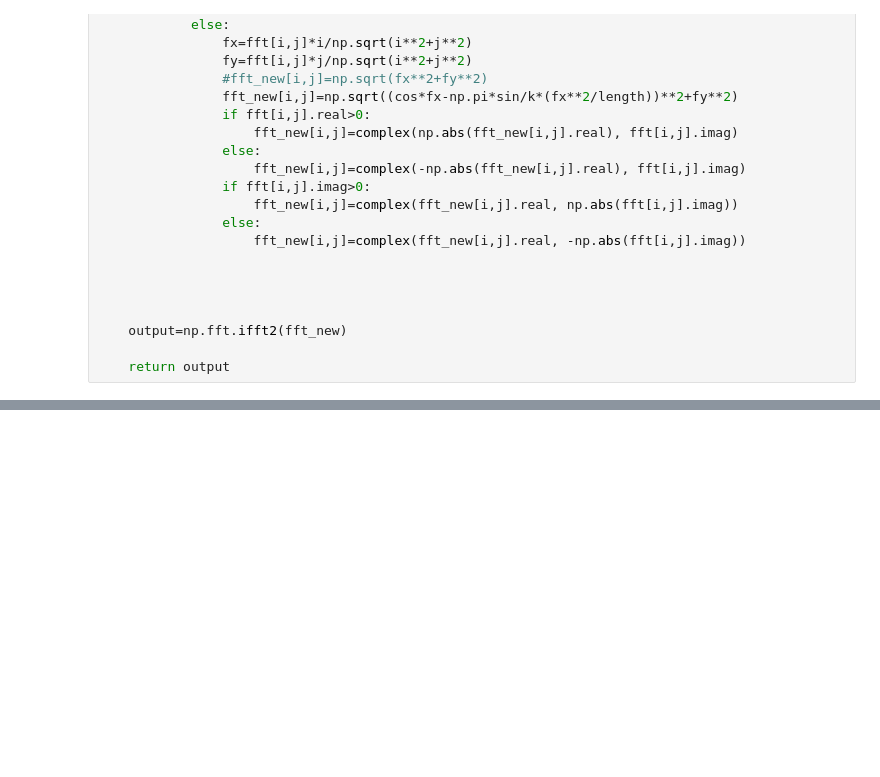
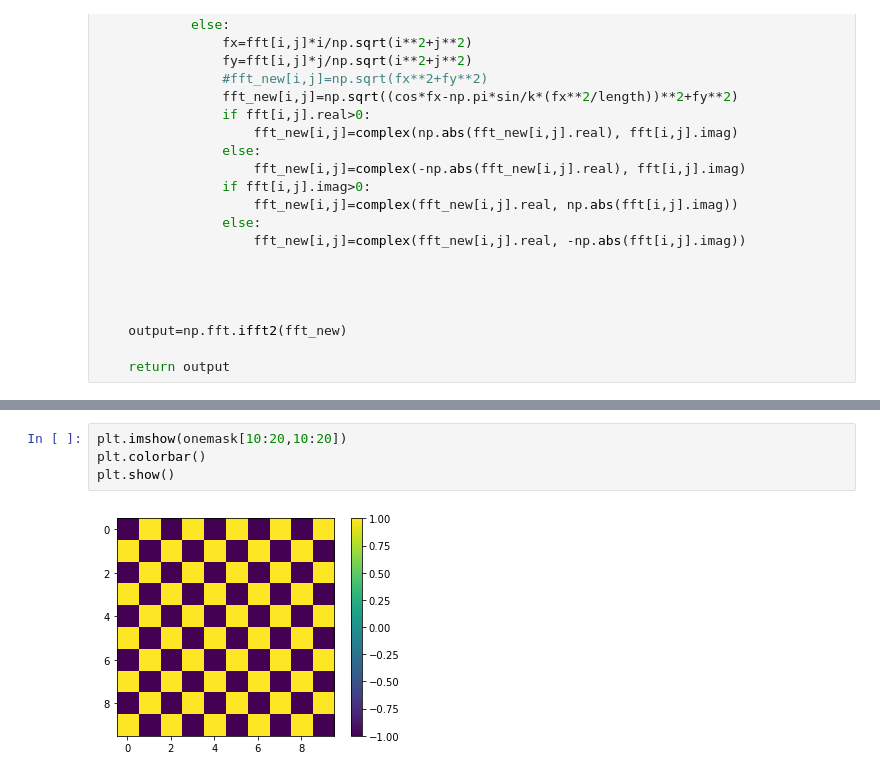
Before and after one commit to hiddenpaw/4F-Simulation, a Jupyter notebook: Propagation.ipynb, the cells around one changed output, grey strips where cells are left out. Drawn from its saved outputs; the diff is of its cells as text; blank space fills up the shorter version.

```diff
--- a/Propagation.ipynb
+++ b/Propagation.ipynb
@@ -90,3 +105,9 @@ plt.show()
+# %%
+plt.imshow(onemask[10:20,10:20])
+plt.colorbar()
+plt.show()
+# %% [output]
+[figure, added]
 # %%
 pitch=7.56e-6
 wavelength=633e-9
```
Also changed, not shown: parts of 6 cells of this notebook.
